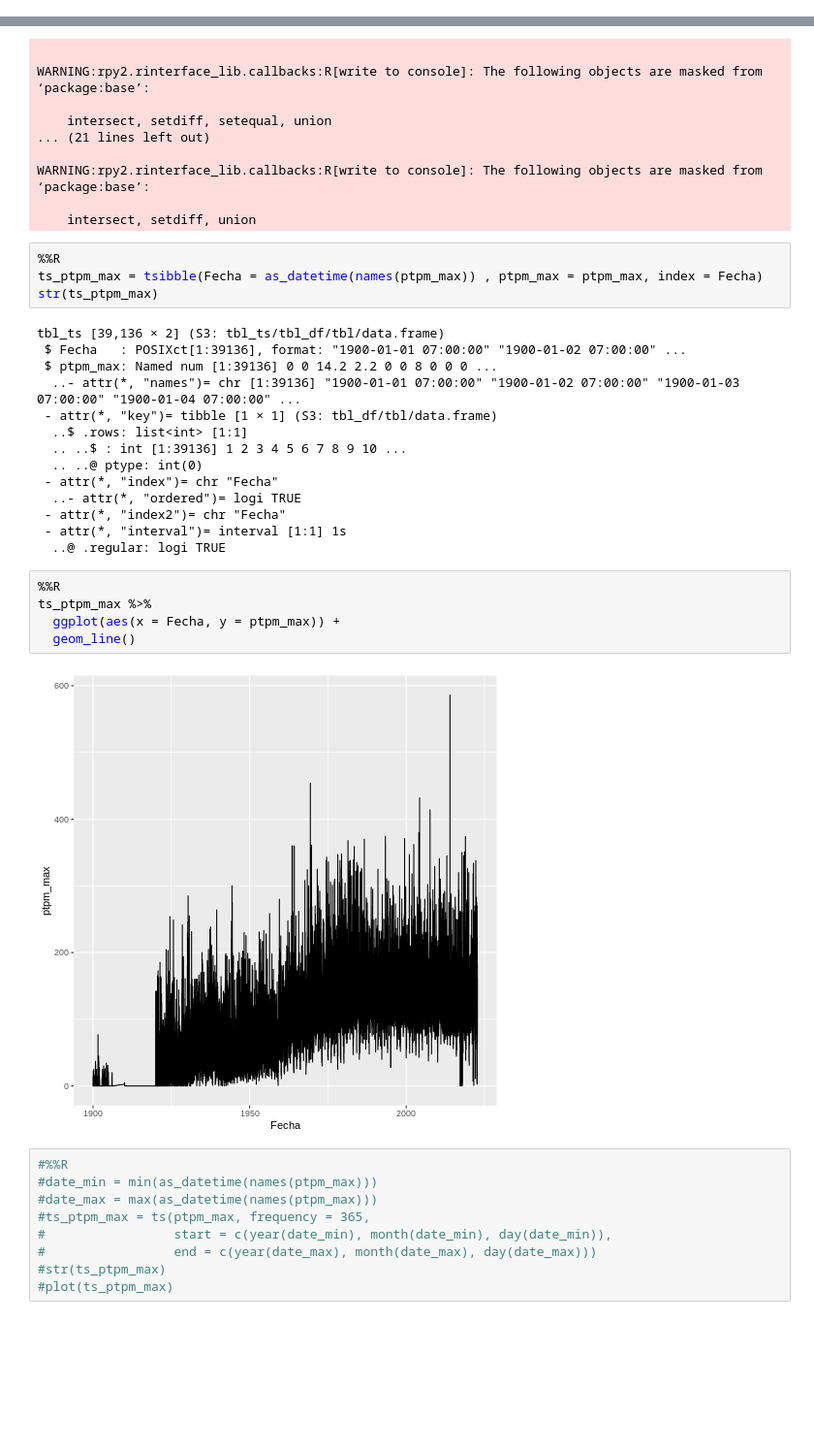
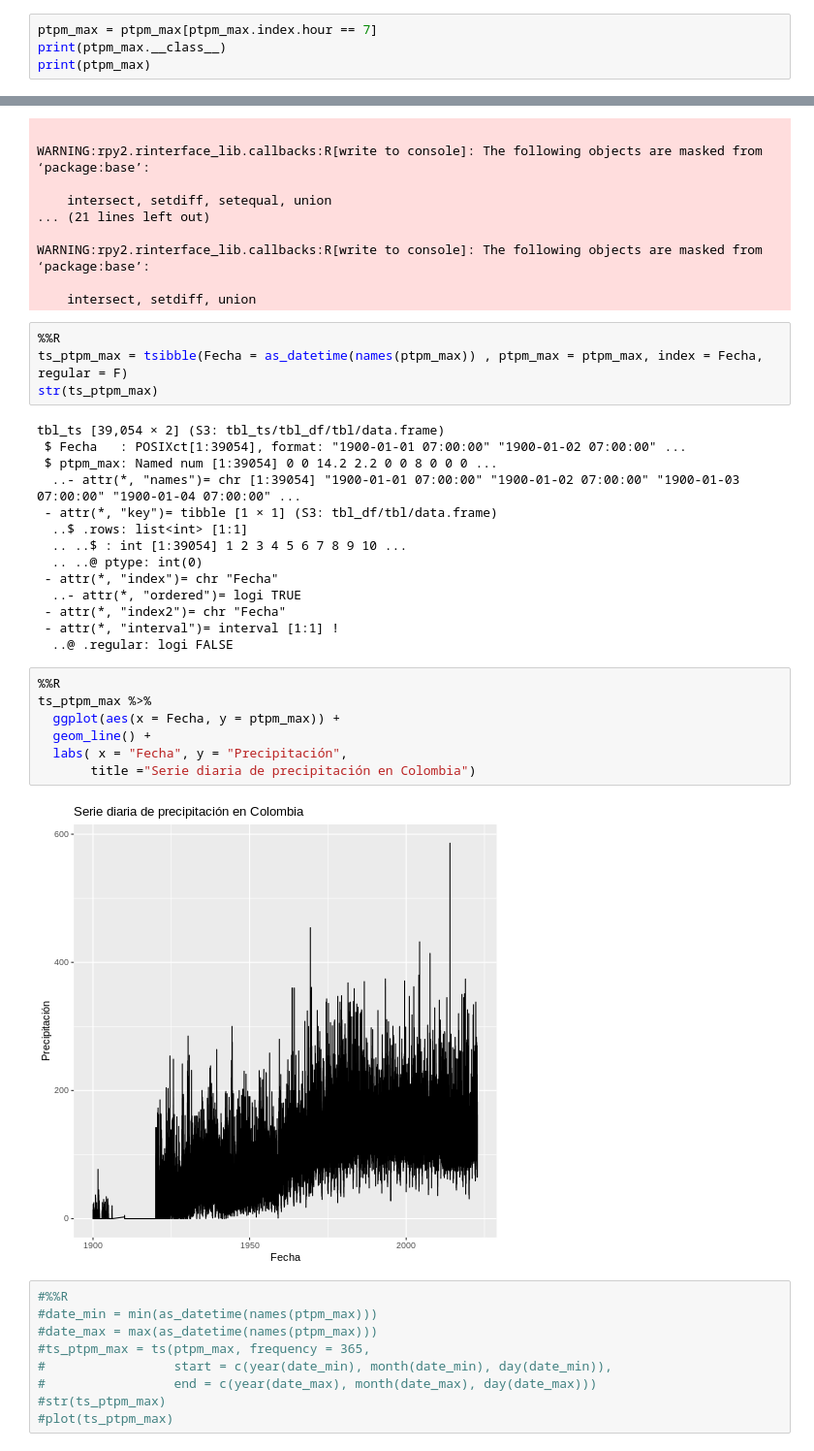
Before and after one commit to jofmorenore/TS_Climatic, a Jupyter notebook: python/TS_Climatic_variables.ipynb, the cells around one changed output, grey strips where cells are left out. Shown at 97% size. Cells and saved outputs as stored; diff of their text form; blank space fills up the shorter version.

```diff
--- a/python/TS_Climatic_variables.ipynb
+++ b/python/TS_Climatic_variables.ipynb
@@ -39,0 +63,4 @@ Name: Valor, Length: 39136, dtype: float64
+# %%
+ptpm_max = ptpm_max[ptpm_max.index.hour == 7]
+print(ptpm_max.__class__)
+print(ptpm_max)
@@ -241,29 +291,31 @@ WARNING:rpy2.rinterface_lib.callbacks:R[write to console]: The following objects
     intersect, setdiff, union
 # %%
 %%R
-ts_ptpm_max = tsibble(Fecha = as_datetime(names(ptpm_max)) , ptpm_max = ptpm_max, index = Fecha)
+ts_ptpm_max = tsibble(Fecha = as_datetime(names(ptpm_max)) , ptpm_max = ptpm_max, index = Fecha, regular = F)
 str(ts_ptpm_max)
 # %% [output]
-tbl_ts [39,136 × 2] (S3: tbl_ts/tbl_df/tbl/data.frame)
- $ Fecha   : POSIXct[1:39136], format: "1900-01-01 07:00:00" "1900-01-02 07:00:00" ...
- $ ptpm_max: Named num [1:39136] 0 0 14.2 2.2 0 0 8 0 0 0 ...
-  ..- attr(*, "names")= chr [1:39136] "1900-01-01 07:00:00" "1900-01-02 07:00:00" "1900-01-03 07:00:00" "1900-01-04 07:00:00" ...
+tbl_ts [39,054 × 2] (S3: tbl_ts/tbl_df/tbl/data.frame)
+ $ Fecha   : POSIXct[1:39054], format: "1900-01-01 07:00:00" "1900-01-02 07:00:00" ...
+ $ ptpm_max: Named num [1:39054] 0 0 14.2 2.2 0 0 8 0 0 0 ...
+  ..- attr(*, "names")= chr [1:39054] "1900-01-01 07:00:00" "1900-01-02 07:00:00" "1900-01-03 07:00:00" "1900-01-04 07:00:00" ...
  - attr(*, "key")= tibble [1 × 1] (S3: tbl_df/tbl/data.frame)
   ..$ .rows: list<int> [1:1]
-  .. ..$ : int [1:39136] 1 2 3 4 5 6 7 8 9 10 ...
+  .. ..$ : int [1:39054] 1 2 3 4 5 6 7 8 9 10 ...
   .. ..@ ptype: int(0)
  - attr(*, "index")= chr "Fecha"
   ..- attr(*, "ordered")= logi TRUE
  - attr(*, "index2")= chr "Fecha"
- - attr(*, "interval")= interval [1:1] 1s
-  ..@ .regular: logi TRUE
+ - attr(*, "interval")= interval [1:1] !
+  ..@ .regular: logi FALSE
 # %%
 %%R
 ts_ptpm_max %>%
   ggplot(aes(x = Fecha, y = ptpm_max)) +
-  geom_line()
+  geom_line() +
+  labs( x = "Fecha", y = "Precipitación",
+       title ="Serie diaria de precipitación en Colombia")
 # %% [output]
-[figure, old version]
+[figure, new version]
 # %%
 #%%R
 #date_min = min(as_datetime(names(ptpm_max)))
```
Also changed, not shown: parts of 8 cells of this notebook.
